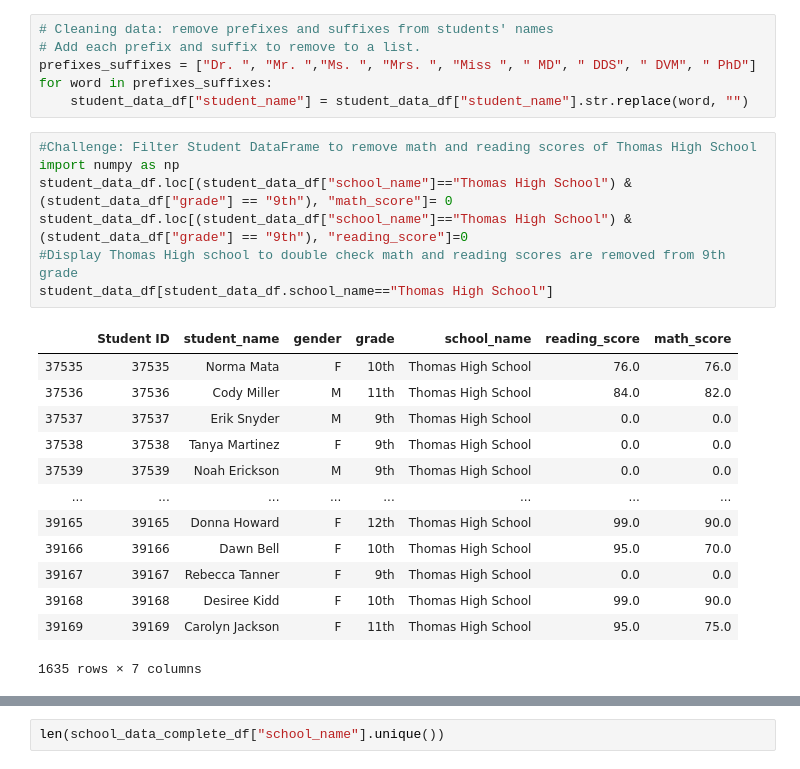
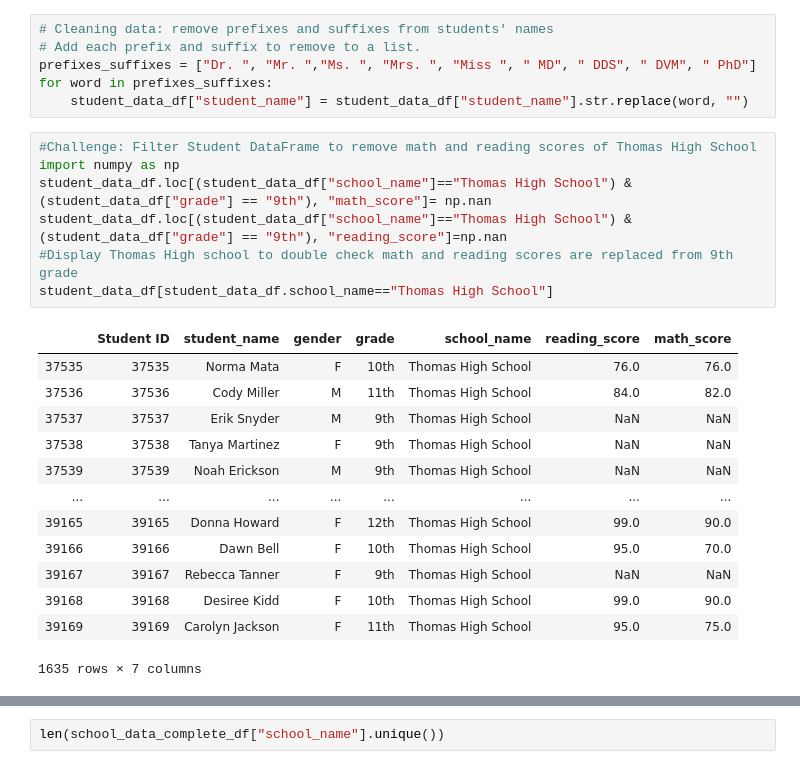
Before and after one commit to pegkhiev/School_District_Analysis, a Jupyter notebook: PyCitySchools_Challenge.ipynb, the cells around one changed output, grey strips where cells are left out. Drawn from its saved outputs; the diff is of its cells as text.

```diff
--- a/PyCitySchools_Challenge.ipynb
+++ b/PyCitySchools_Challenge.ipynb
@@ -41,21 +41,21 @@ for word in prefixes_suffixes:
 # %%
 #Challenge: Filter Student DataFrame to remove math and reading scores of Thomas High School
 import numpy as np
-student_data_df.loc[(student_data_df["school_name"]=="Thomas High School") & (student_data_df["grade"] == "9th"), "math_score"]= 0
-student_data_df.loc[(student_data_df["school_name"]=="Thomas High School") & (student_data_df["grade"] == "9th"), "reading_score"]=0
-#Display Thomas High school to double check math and reading scores are removed from 9th grade
+student_data_df.loc[(student_data_df["school_name"]=="Thomas High School") & (student_data_df["grade"] == "9th"), "math_score"]= np.nan
+student_data_df.loc[(student_data_df["school_name"]=="Thomas High School") & (student_data_df["grade"] == "9th"), "reading_score"]=np.nan
+#Display Thomas High school to double check math and reading scores are replaced from 9th grade
 student_data_df[student_data_df.school_name=="Thomas High School"]
 # %% [output]
 |  | Student ID | student_name | gender | grade | school_name | reading_score | math_score |
 | 37535 | 37535 | Norma Mata | F | 10th | Thomas High School | 76.0 | 76.0 |
 | 37536 | 37536 | Cody Miller | M | 11th | Thomas High School | 84.0 | 82.0 |
-| 37537 | 37537 | Erik Snyder | M | 9th | Thomas High School | 0.0 | 0.0 |
-| 37538 | 37538 | Tanya Martinez | F | 9th | Thomas High School | 0.0 | 0.0 |
-| 37539 | 37539 | Noah Erickson | M | 9th | Thomas High School | 0.0 | 0.0 |
+| 37537 | 37537 | Erik Snyder | M | 9th | Thomas High School | NaN | NaN |
+| 37538 | 37538 | Tanya Martinez | F | 9th | Thomas High School | NaN | NaN |
+| 37539 | 37539 | Noah Erickson | M | 9th | Thomas High School | NaN | NaN |
 | ... | ... | ... | ... | ... | ... | ... | ... |
 | 39165 | 39165 | Donna Howard | F | 12th | Thomas High School | 99.0 | 90.0 |
 | 39166 | 39166 | Dawn Bell | F | 10th | Thomas High School | 95.0 | 70.0 |
-| 39167 | 39167 | Rebecca Tanner | F | 9th | Thomas High School | 0.0 | 0.0 |
+| 39167 | 39167 | Rebecca Tanner | F | 9th | Thomas High School | NaN | NaN |
 | 39168 | 39168 | Desiree Kidd | F | 10th | Thomas High School | 99.0 | 90.0 |
 | 39169 | 39169 | Carolyn Jackson | F | 11th | Thomas High School | 95.0 | 75.0 |
 1635 rows × 7 columns
```
Also changed, not shown: parts of 29 cells of this notebook, 27 other files.
